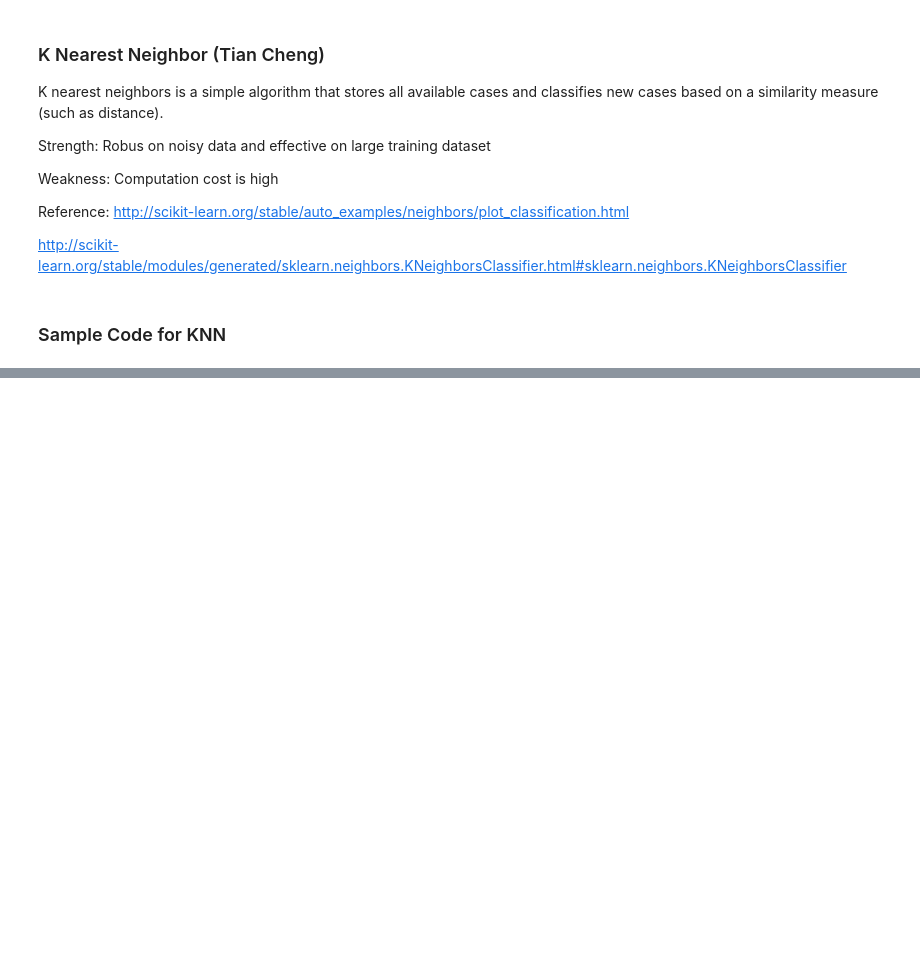
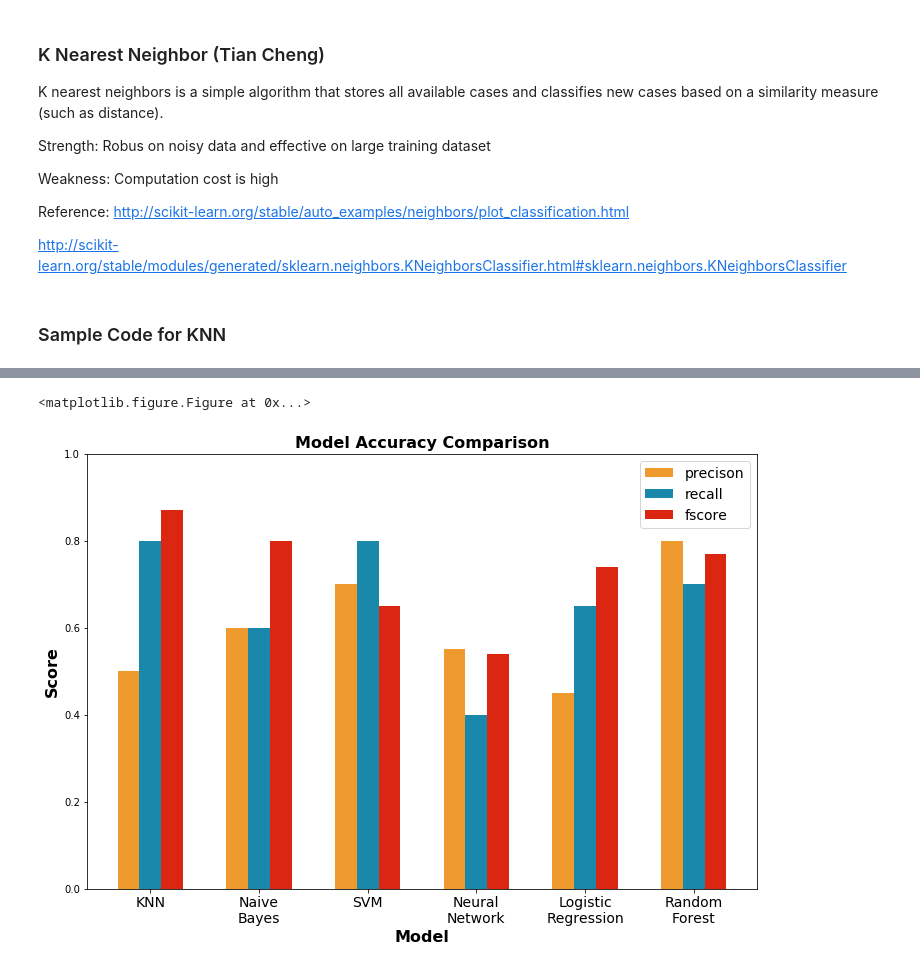
Before and after one commit to melindadevins/ai-loan-analysis, a Jupyter notebook: k_nearest_neighbor.ipynb, the cells around one changed output, grey strips where cells are left out. Drawn from its saved outputs; the diff is of its cells as text; code cells hidden in the pictures; blank space fills up the shorter version.

```diff
--- a/k_nearest_neighbor.ipynb
+++ b/k_nearest_neighbor.ipynb
@@ -67,0 +97,27 @@ plt.show()
+# %%
+import matplotlib.pyplot as plt
+import numpy as np
+import pandas as pd
+
+plt.clf()
+N = 6
+precision_list = [0.5, 0.6, 0.7, 0.55, 0.45, 0.8]
+recall_list = [0.8, 0.6, 0.8, 0.4, 0.65, 0.7]
+fscore_list = [0.87, 0.8, 0.65, 0.54, 0.74, 0.77]
+
+ind = np.arange(N)
+width = 0.2
+plt.figure(figsize=(12, 8))
+plt.title('Model Accuracy Comparison', fontweight='bold', fontsize = '16')
+plt.xlabel('Model', fontweight='bold', fontsize = '16')
+plt.ylabel('Score', fontweight='bold', fontsize = '16')
+plt.ylim([0,1])
+plt.xticks(ind, ('KNN', 'Naive\nBayes', 'SVM', 'Neural\nNetwork', 'Logistic\nRegression','Random\nForest'), fontsize = '14')
+rects1 = plt.bar(ind, recall_list, width = width, color = '#1A88AB')
+rects2 = plt.bar(ind - width, precision_list, width = width, color = '#EE9A2F')
+rects3 = plt.bar(ind + width, fscore_list, width = width, color = '#DB2611')
+plt.legend([rects2, rects1, rects3],['precison','recall','fscore'],fontsize = '14')
+plt.show()
+# %% [output]
+<matplotlib.figure.Figure at 0x...>
+[figure, added]
```
Also changed, not shown: parts of 7 cells of this notebook, 1 other file.
